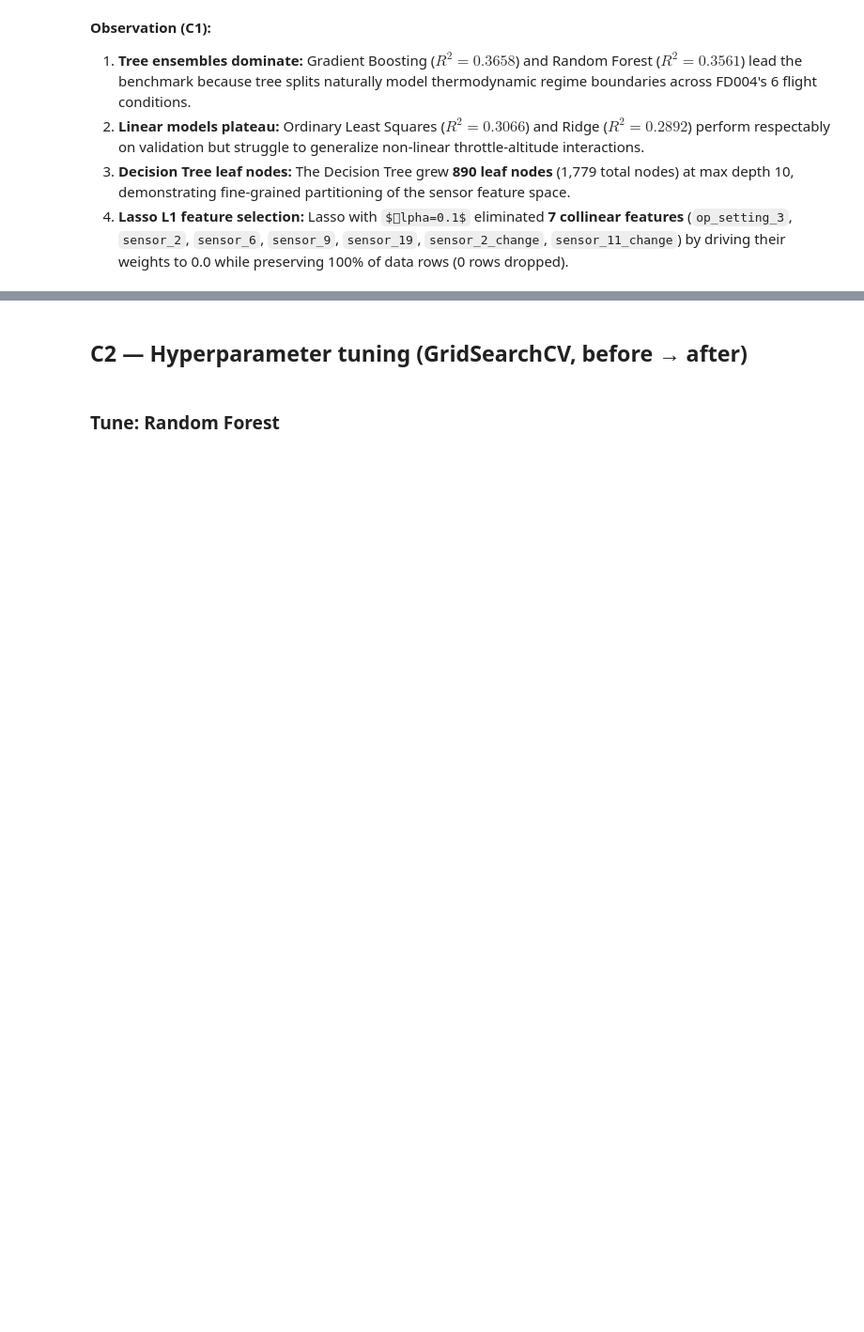
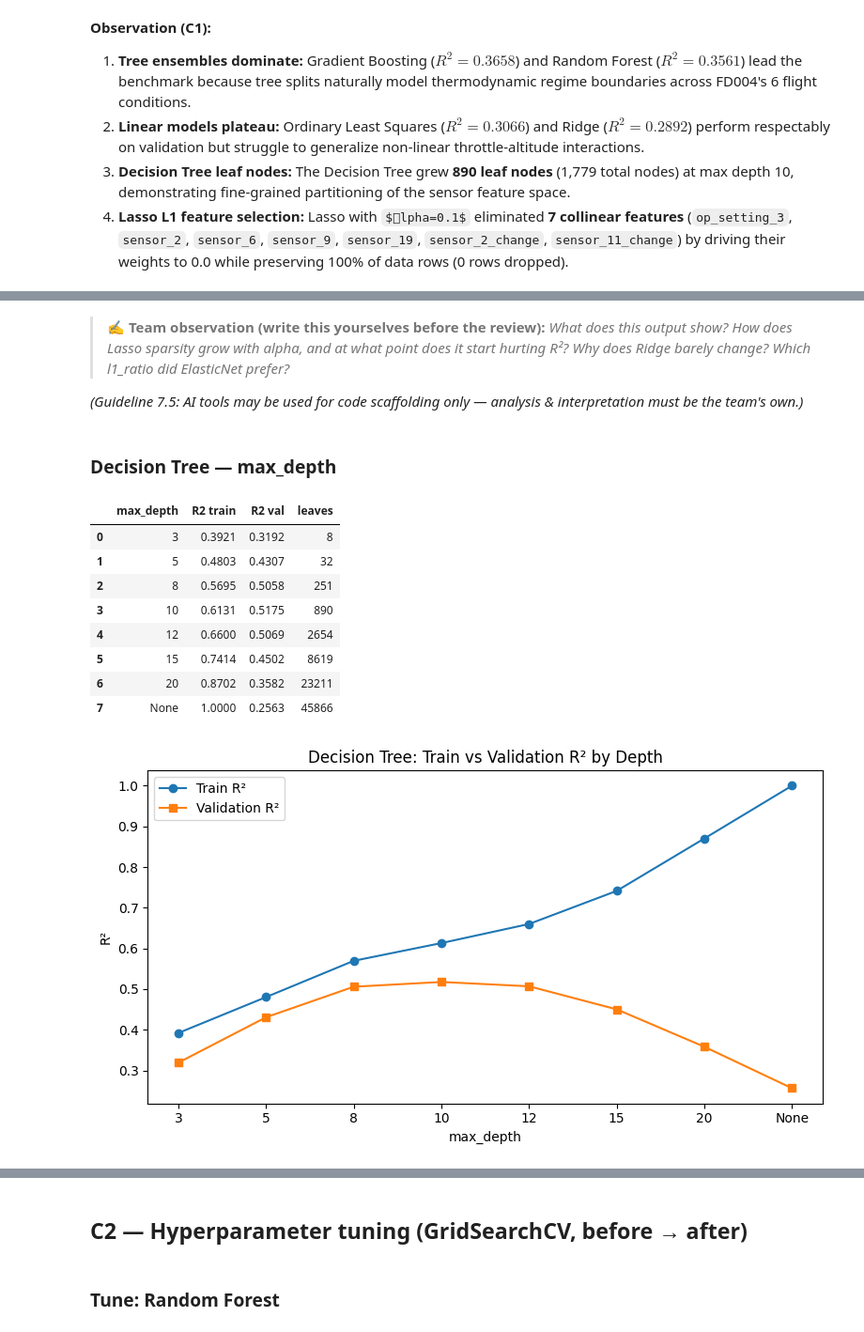
Before and after one commit to Dharshanashri-2986/ML_CAPSTONE_TEAM-14, a Jupyter notebook: notebooks/02_Regression.ipynb, the cells around one changed output, grey strips where cells are left out. Shown at 94% size. Cells and saved outputs as stored; diff of their text form; code cells hidden in the pictures; some formulas as TeX source; blank space fills up the shorter version.

```diff
--- a/notebooks/02_Regression.ipynb
+++ b/notebooks/02_Regression.ipynb
@@ -431,0 +535,32 @@ Consolidated Rubric Metrics Table:
+# %% [markdown]
+> ✍️ **Team observation (write this yourselves before the review):** _What does this output show? How does Lasso sparsity grow with alpha, and at what point does it start hurting R²? Why does Ridge barely change? Which l1_ratio did ElasticNet prefer?_
+
+_(Guideline 7.5: AI tools may be used for code scaffolding only — analysis & interpretation must be the team's own.)_
+# %% [markdown]
+### Decision Tree — max_depth
+# %%
+dt_rows = []
+for d in [3, 5, 8, 10, 12, 15, 20, None]:
+    dt = DecisionTreeRegressor(max_depth=d, random_state=RANDOM_STATE).fit(X_train, y_train)
+    dt_rows.append({'max_depth': str(d), 'R2 train': r2_score(y_train, dt.predict(X_train)),
+                    'R2 val': r2_score(y_val, dt.predict(X_val)), 'leaves': dt.get_n_leaves()})
+dt_sweep = pd.DataFrame(dt_rows).round(4)
+display(dt_sweep)
+
+fig, ax = plt.subplots(figsize=(8, 4.5))
+ax.plot(dt_sweep['max_depth'], dt_sweep['R2 train'], 'o-', label='Train R²')
+ax.plot(dt_sweep['max_depth'], dt_sweep['R2 val'], 's-', label='Validation R²')
+ax.set_xlabel('max_depth'); ax.set_ylabel('R²'); ax.legend()
+ax.set_title('Decision Tree: Train vs Validation R² by Depth')
+plt.tight_layout(); plt.show()
+# %% [output]
+|  | max_depth | R2 train | R2 val | leaves |
+| 0 | 3 | 0.3921 | 0.3192 | 8 |
+| 1 | 5 | 0.4803 | 0.4307 | 32 |
+| 2 | 8 | 0.5695 | 0.5058 | 251 |
+| 3 | 10 | 0.6131 | 0.5175 | 890 |
+| 4 | 12 | 0.6600 | 0.5069 | 2654 |
+| 5 | 15 | 0.7414 | 0.4502 | 8619 |
+| 6 | 20 | 0.8702 | 0.3582 | 23211 |
+| 7 | None | 1.0000 | 0.2563 | 45866 |
+[figure, added]
```
Also changed, not shown: parts of 45 cells of this notebook.
